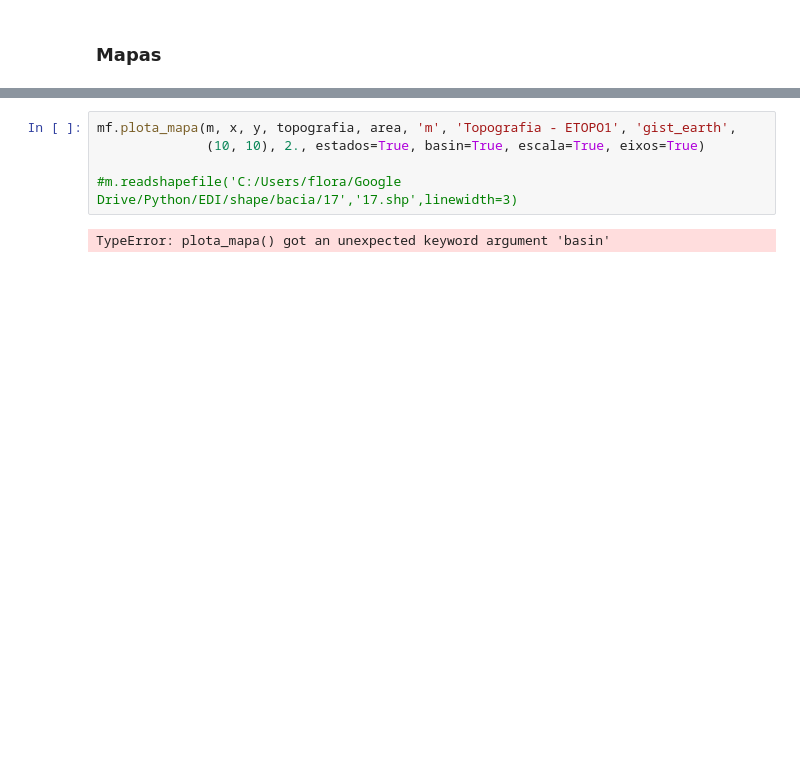
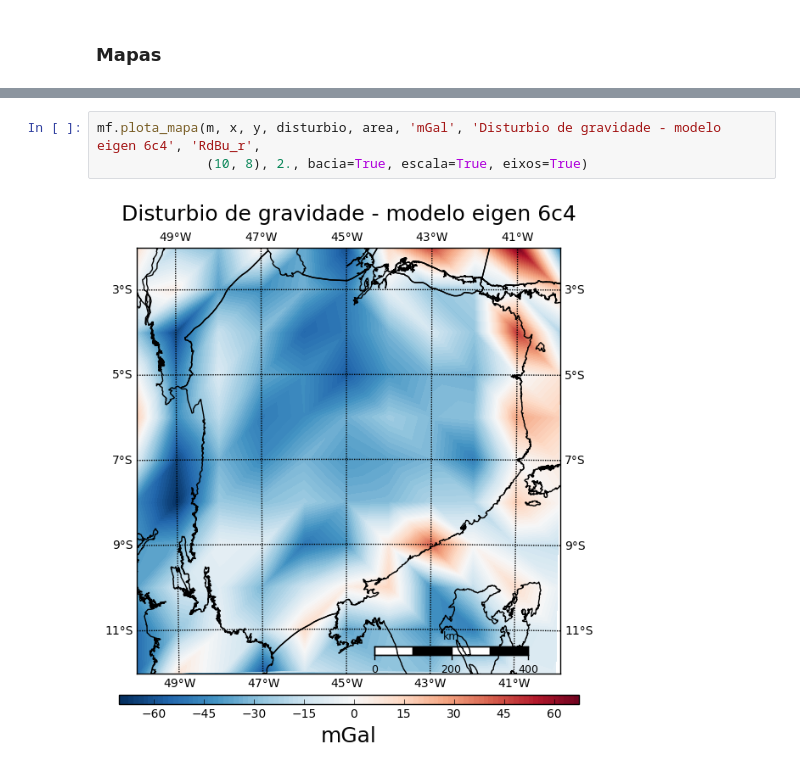
Before and after one commit to florasolon/metodos_potenciais, a Jupyter notebook: Campo_de_gravidade.ipynb, the cells around one changed output, grey strips where cells are left out. Saved outputs shown, nothing was run; the diff lists cells and outputs as text; blank space fills up the shorter version.

```diff
--- a/Campo_de_gravidade.ipynb
+++ b/Campo_de_gravidade.ipynb
@@ -103,7 +129,5 @@ var. max.:      5276.00000 m
-# %%
-mf.plota_mapa(m, x, y, topografia, area, 'm', 'Topografia - ETOPO1', 'gist_earth',
-              (10, 10), 2., estados=True, basin=True, escala=True, eixos=True)
-
-#m.readshapefile('C:/Users/flora/Google Drive/Python/EDI/shape/bacia/17','17.shp',linewidth=3)
-# %% [output]
-TypeError: plota_mapa() got an unexpected keyword argument 'basin'
+# %%
+mf.plota_mapa(m, x, y, disturbio, area, 'mGal', 'Disturbio de gravidade - modelo eigen 6c4', 'RdBu_r',
+              (10, 8), 2., bacia=True, escala=True, eixos=True)
+# %% [output]
+[figure, added]
```
Also changed, not shown: parts of 27 cells of this notebook, 58 other files.
